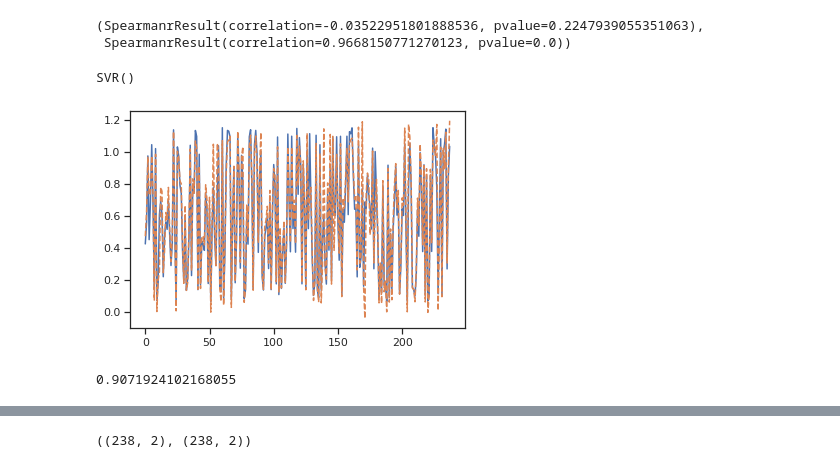
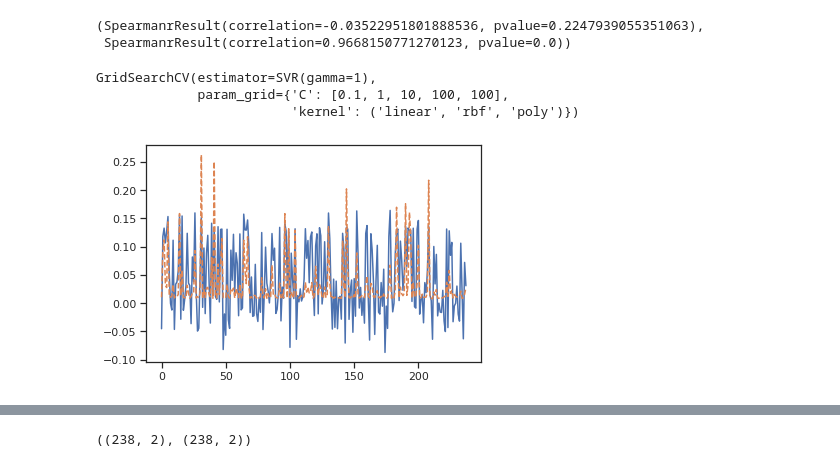
Before and after one commit to sinanh/flowAroundTriangles, a Jupyter notebook: training.ipynb, the cells around one changed output, grey strips where cells are left out. Saved outputs shown, nothing was run; the diff lists cells and outputs as text; code cells hidden in the pictures.

```diff
--- a/training.ipynb
+++ b/training.ipynb
@@ -345,21 +462,22 @@ spearmanr(df.u, df.cd), spearmanr(df.angle, df.cd)
 # %% [output]
 (SpearmanrResult(correlation=-0.03522951801888536, pvalue=0.2247939055351063),
  SpearmanrResult(correlation=0.9668150771270123, pvalue=0.0))
+# %%
+parameters = {'kernel':('linear', 'rbf', 'poly'), 'C':[0.1, 1, 10, 100, 100]}
 # %%
-svr = svm.SVR(gamma="scale", C=1.0, epsilon=0.1)
+svr = svm.SVR(gamma=1)
+clf = GridSearchCV(svr, parameters)
 # %%
-svr.fit(train_features, train_labels["cl"])
+clf.fit(train_features, train_labels["cd"])
 # %% [output]
-SVR()
+GridSearchCV(estimator=SVR(gamma=1),
+             param_grid={'C': [0.1, 1, 10, 100, 100],
+                         'kernel': ('linear', 'rbf', 'poly')})
 # %%
-svm_predict = svr.predict(test_features)
+svm_predict = clf.predict(test_features)
 # %%
 plt.plot(svm_predict)
-plt.plot(test_labels["cl"].values, "--")
-plt.savefig("svr_cl.png")
+plt.plot(test_labels["cd"].values, "--")
+plt.savefig("svr_cd.png")
 # %% [output]
-[figure, old version]
+[figure, new version]
-# %%
-svr.score(test_features, test_labels["cl"])
-# %% [output]
-0.9071924102168055
```
Also changed, not shown: parts of 45 cells of this notebook, 2 other files.
